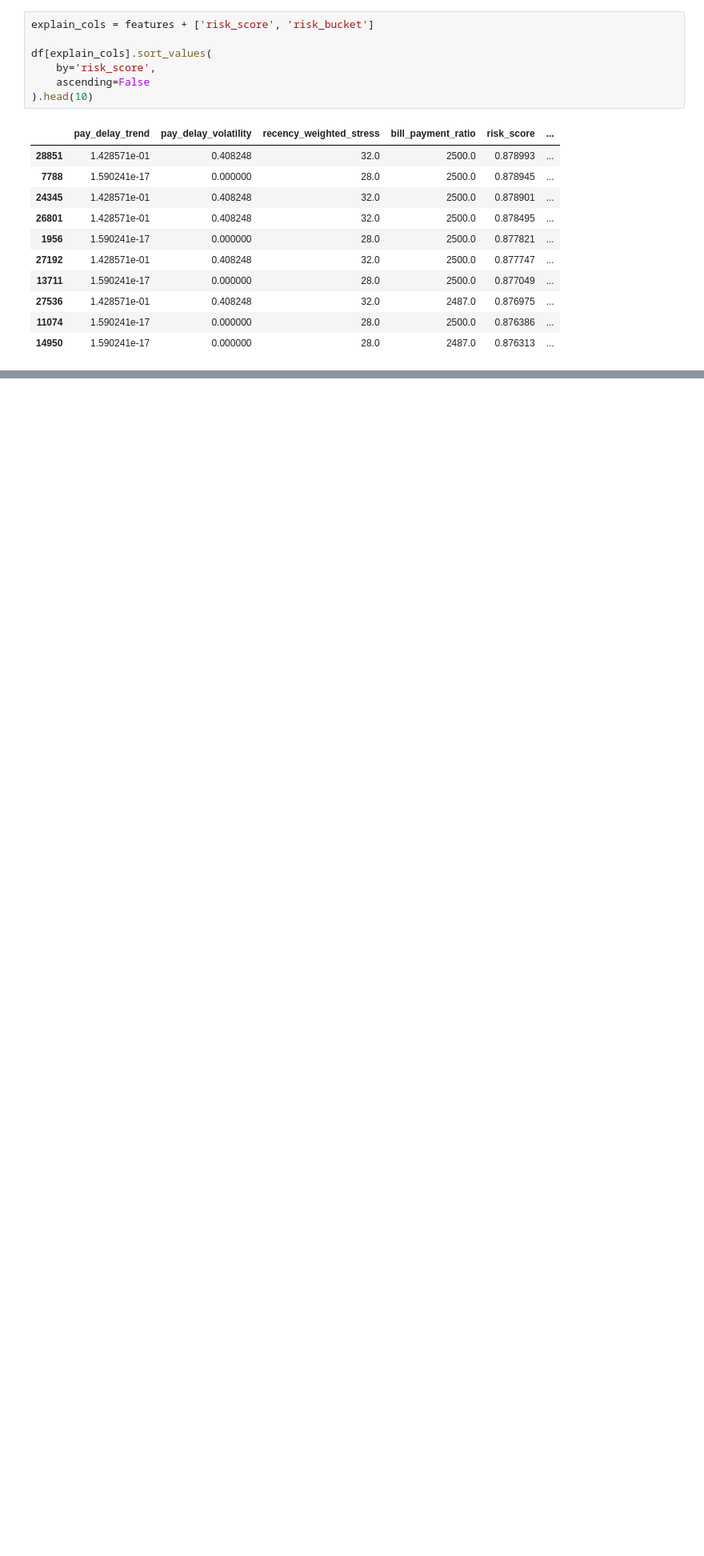
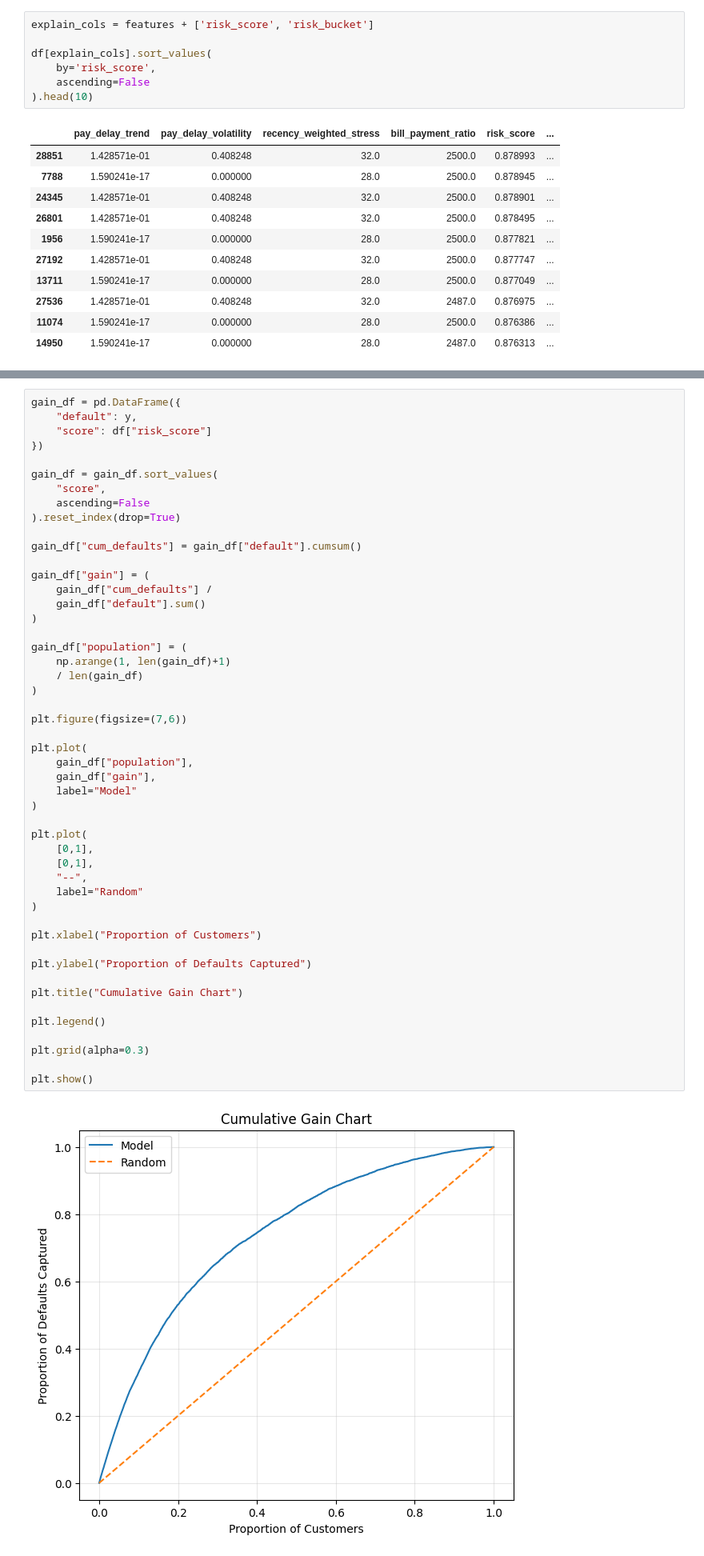
Before and after one commit to riddhi025/Behavioral-Credit-Risk-Prediction-and-Early-Warning-System, a Jupyter notebook: 05_risk_scoring.ipynb, the cells around one changed output, grey strips where cells are left out. Shown at 80% size. Saved outputs shown, nothing was run; the diff lists cells and outputs as text; blank space fills up the shorter version.

```diff
--- a/05_risk_scoring.ipynb
+++ b/05_risk_scoring.ipynb
@@ -383,0 +391,51 @@ risk_bucket_summary.to_csv(
+# %%
+gain_df = pd.DataFrame({
+    "default": y,
+    "score": df["risk_score"]
+})
+
+gain_df = gain_df.sort_values(
+    "score",
+    ascending=False
+).reset_index(drop=True)
+
+gain_df["cum_defaults"] = gain_df["default"].cumsum()
+
+gain_df["gain"] = (
+    gain_df["cum_defaults"] /
+    gain_df["default"].sum()
+)
+
+gain_df["population"] = (
+    np.arange(1, len(gain_df)+1)
+    / len(gain_df)
+)
+
+plt.figure(figsize=(7,6))
+
+plt.plot(
+    gain_df["population"],
+    gain_df["gain"],
+    label="Model"
+)
+
+plt.plot(
+    [0,1],
+    [0,1],
+    "--",
+    label="Random"
+)
+
+plt.xlabel("Proportion of Customers")
+
+plt.ylabel("Proportion of Defaults Captured")
+
+plt.title("Cumulative Gain Chart")
+
+plt.legend()
+
+plt.grid(alpha=0.3)
+
+plt.show()
+# %% [output]
+[figure, added]
```
Also changed, not shown: parts of 10 cells of this notebook.
